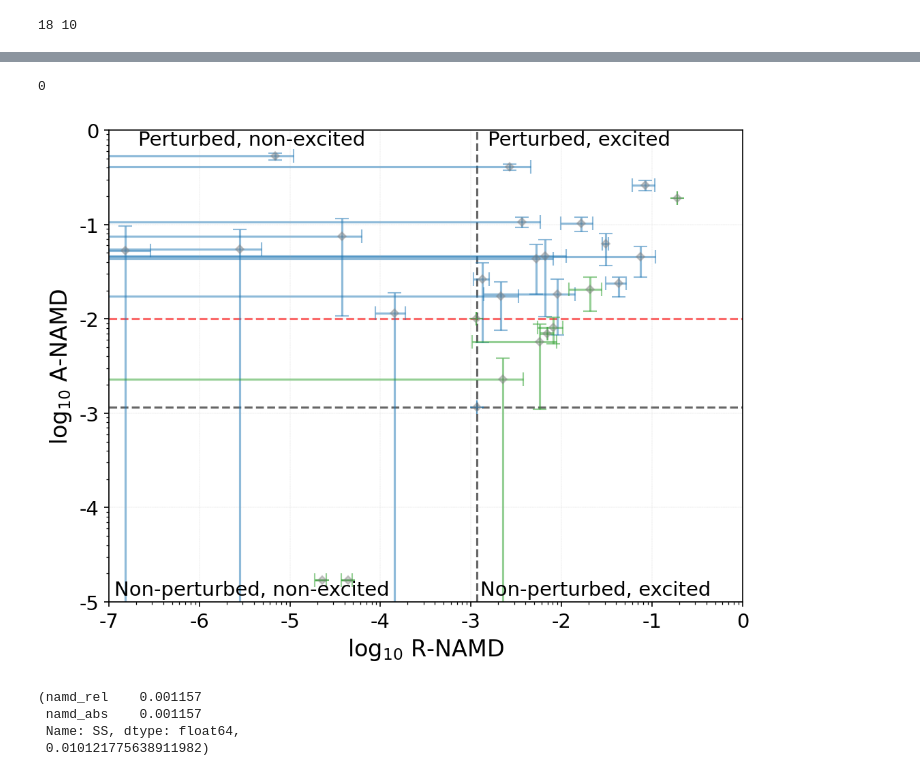
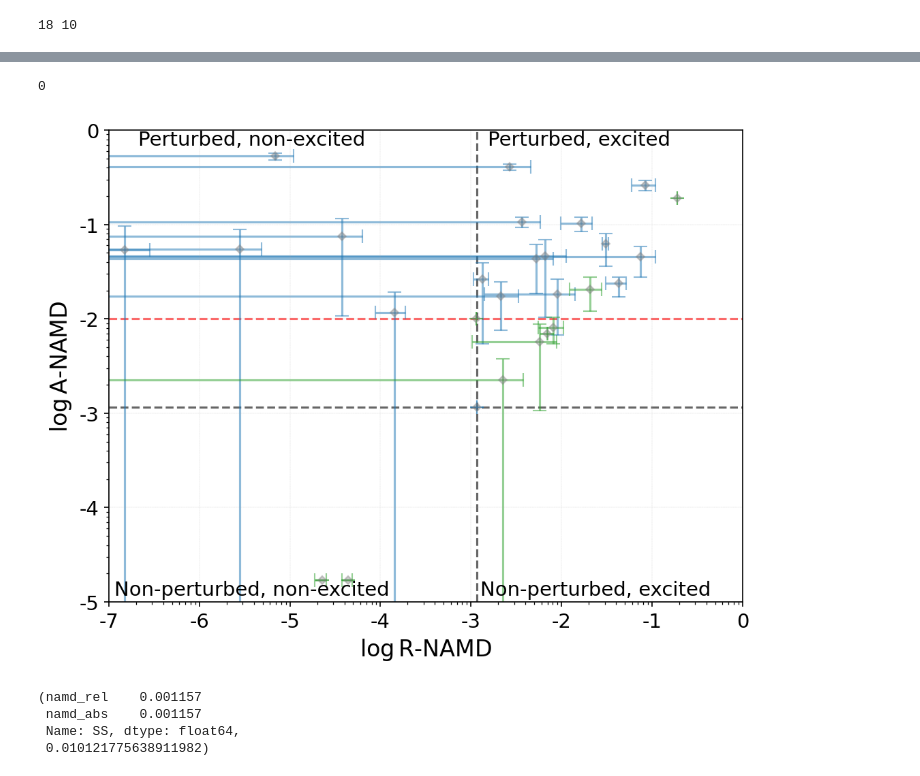
Before and after one commit to abocchieri/ExoNAMD, a Jupyter notebook: notebook/paper_fig2-4.ipynb, the cells around one changed output, grey strips where cells are left out. Drawn from its saved outputs; the diff is of its cells as text; code cells hidden in the pictures.

Commit message:
optimised labels for plots

```diff
--- a/notebook/paper_fig2-4.ipynb
+++ b/notebook/paper_fig2-4.ipynb
@@ -340,8 +340,8 @@ fig = plt.figure(figsize=(8, 6), dpi=150)
 
 plt.yscale("log")
 plt.xscale("log")
-plt.xlabel(rf"log$_{{10}}$ R-NAMD")
-plt.ylabel(rf"log$_{{10}}$ A-NAMD")
+plt.xlabel(rf"log$\,$R-NAMD")
+plt.ylabel(rf"log$\,$A-NAMD")
 
 ax = plt.gca()
 for df_p, color in zip([df_namd_plot, df_namd_fake], ["C0", "C2"]):
@@ -430,34 +430,34 @@ plt.hlines(
     zorder=0
 )
 
 fig.text(0.3, 0.865, "Perturbed, non-excited", ha="center", va="center")
 fig.text(0.7, 0.865, "Perturbed, excited", ha="center", va="center")
 
 fig.text(0.3, 0.13, "Non-perturbed, non-excited", ha="center", va="center")
 fig.text(0.72, 0.13, "Non-perturbed, excited", ha="center", va="center")
 plt.grid(which="major", lw=0.15, ls="--", alpha=0.8)
 
 from matplotlib.ticker import LogLocator, FuncFormatter, NullFormatter
 ax.xaxis.set_major_locator(LogLocator(base=10))
 ax.xaxis.set_major_formatter(
     FuncFormatter(lambda y, pos: f"{int(np.log10(y))}" if y > 0 else "")
 )
 ax.xaxis.set_minor_formatter(NullFormatter())
 ax.yaxis.set_major_locator(LogLocator(base=10))
 ax.yaxis.set_major_formatter(
     FuncFormatter(lambda y, pos: f"{int(np.log10(y))}" if y > 0 else "")
 )
 ax.yaxis.set_minor_formatter(NullFormatter())
 
 plt.savefig(
     "/home/ariel/andrea.bocchieri/DATA/ExoNAMD/notebook/plots/four_quadrants_plot_paper.pdf",
     bbox_inches="tight",
     dpi=300,
 )
 plt.show()
 # %% [output]
 0
-[figure, old version]
+[figure, new version]
 # %%
 df_namd_plot.loc["SS"][["namd_rel", "namd_abs"]], df_namd_fake.loc["SSE"]["namd_abs"]
 # %% [output]
```
Also changed, not shown: parts of 8 cells of this notebook, 6 other files.
